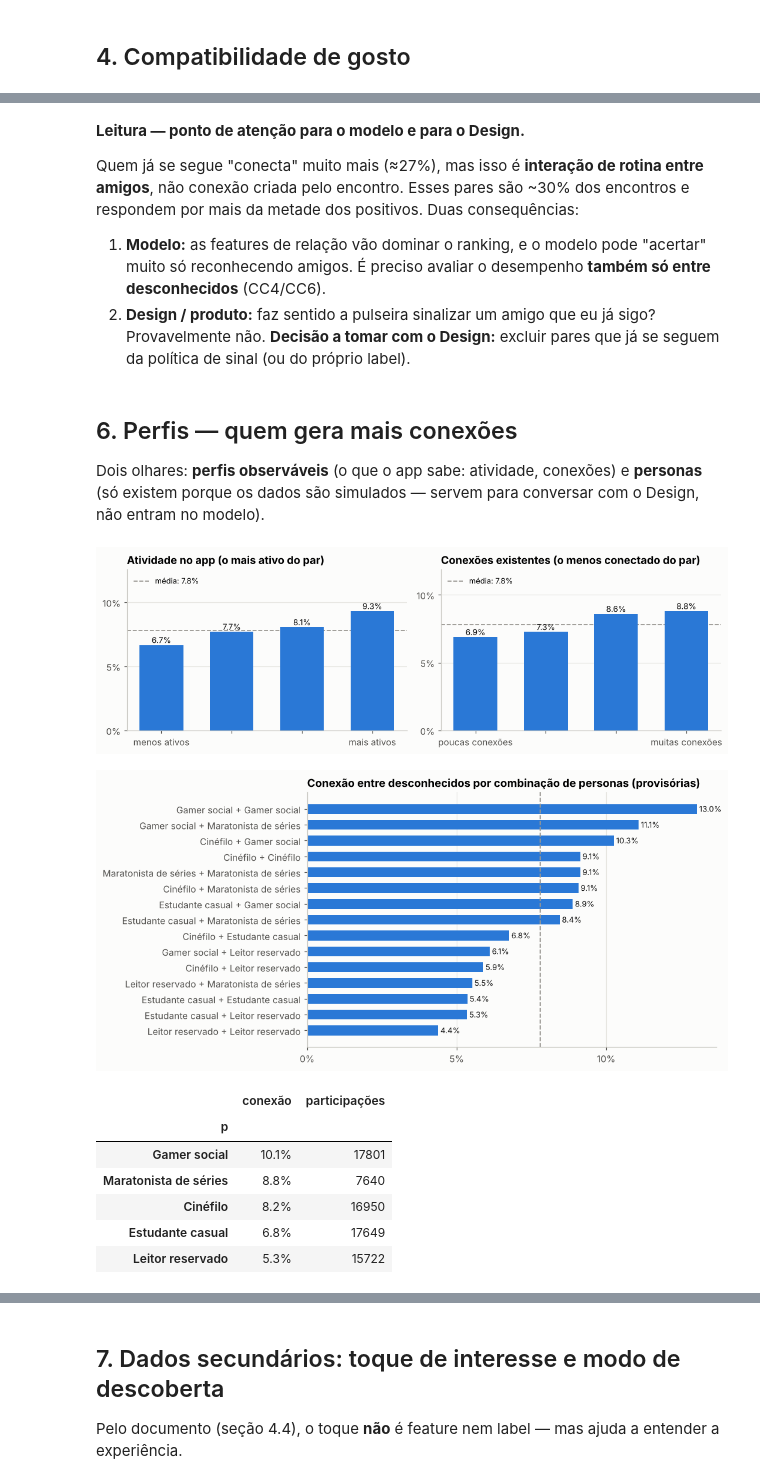
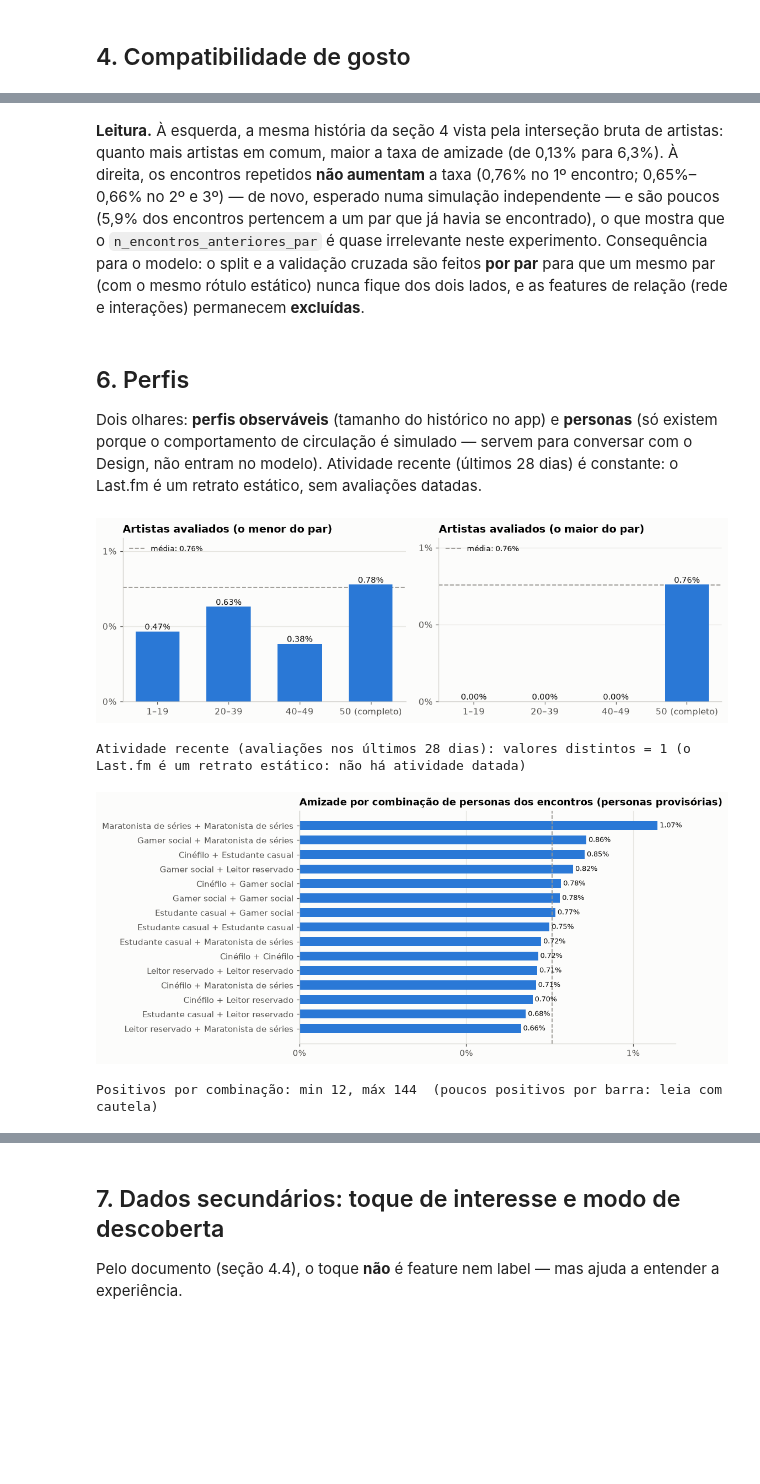
Before and after one commit to Lvcalabria06/opinion-ml, a Jupyter notebook: notebooks/eda_encontros.ipynb, the cells around one changed output, grey strips where cells are left out. Drawn from its saved outputs; the diff is of its cells as text; code cells hidden in the pictures; blank space fills up the shorter version.

```diff
--- a/notebooks/eda_encontros.ipynb
+++ b/notebooks/eda_encontros.ipynb
@@ -160,17 +175,16 @@ Separamos **todos os encontros** e **só desconhecidos** (quem ainda não se seg
 ordem = ["convencao_games", "cinema", "livraria", "campus"]
 nomes = ["Convenção\nde games", "Cinema", "Livraria", "Campus"]
 t_todos = dm.groupby("local").conectou.mean().reindex(ordem)
-t_desc = desc.groupby("local").conectou.mean().reindex(ordem)
+n_loc = dm.groupby("local").size().reindex(ordem)
+pos_loc = dm.groupby("local").conectou.sum().reindex(ordem)
 fig, ax = plt.subplots(figsize=(8, 3.8))
-x, w = np.arange(4), 0.36
-ax.bar(x - w / 2 - 0.01, t_todos, w, color=CINZA, label="todos os encontros", zorder=2)
-ax.bar(x + w / 2 + 0.01, t_desc, w, color=AZUL, label="só desconhecidos", zorder=2)
+x = np.arange(4)
+ax.bar(x, t_todos, 0.55, color=AZUL, zorder=2)
 for i in range(4):
-    ax.text(x[i] - w / 2, t_todos.iloc[i], pct(t_todos.iloc[i]), ha="center", va="bottom", fontsize=8.5, color=TINTA2)
-    ax.text(x[i] + w / 2, t_desc.iloc[i], pct(t_desc.iloc[i]), ha="center", va="bottom", fontsize=9, color=TINTA, weight="bold")
+    ax.text(x[i], t_todos.iloc[i], f"{100 * t_todos.iloc[i]:.2f}%", ha="center", va="bottom", fontsize=9, color=TINTA, weight="bold")
+ax.axhline(dm.conectou.mean(), color=CINZA, ls="--", lw=1.2, label=f"média geral: {100 * dm.conectou.mean():.2f}%")
 ax.set_xticks(x, nomes); eixo_pct(ax)
-ax.set_title("Taxa de conexão por contexto"); ax.legend(loc="upper right"); ax.set_ylim(0, 0.19)
+ax.set_title("Taxa de amizade entre quem se encontrou, por contexto"); ax.legend(loc="upper right"); ax.set_ylim(0, t_todos.max() * 1.4)
 plt.show()
-display(pd.DataFrame({"encontros": dm.groupby("local").size(), "% entre amigos": dm.groupby("local").algum_segue.mean().map(pct),
-                      "conexão (todos)": t_todos.map(pct), "conexão (desconhecidos)": t_desc.map(pct)}).reindex(ordem))
+display(pd.DataFrame({"encontros": n_loc, "positivos": pos_loc.astype(int), "taxa de amizade": t_todos.map(lambda v: f"{100 * v:.2f}%")}))
 # %% [output]
@@ -235,54 +248,41 @@ print(f"{pct(dm.algum_segue.mean())} dos encontros são entre pessoas que já se
 # %% [markdown]
-**Leitura — ponto de atenção para o modelo e para o Design.**
-
-Quem já se segue "conecta" muito mais (≈27%), mas isso é **interação de rotina entre amigos**, não conexão criada pelo encontro. Esses pares são ~30% dos encontros e respondem por mais da metade dos positivos. Duas consequências:
-
-1. **Modelo:** as features de relação vão dominar o ranking, e o modelo pode "acertar" muito só reconhecendo amigos. É preciso avaliar o desempenho **também só entre desconhecidos** (CC4/CC6).
-2. **Design / produto:** faz sentido a pulseira sinalizar um amigo que eu já sigo? Provavelmente não. **Decisão a tomar com o Design:** excluir pares que já se seguem da política de sinal (ou do próprio label).
+**Leitura.** À esquerda, a mesma história da seção 4 vista pela interseção bruta de artistas: quanto mais artistas em comum, maior a taxa de amizade (de 0,13% para 6,3%). À direita, os encontros repetidos **não aumentam** a taxa (0,76% no 1º encontro; 0,65%–0,66% no 2º e 3º) — de novo, esperado numa simulação independente — e são poucos (5,9% dos encontros pertencem a um par que já havia se encontrado), o que mostra que o `n_encontros_anteriores_par` é quase irrelevante neste experimento. Consequência para o modelo: o split e a validação cruzada são feitos **por par** para que um mesmo par (com o mesmo rótulo estático) nunca fique dos dois lados, e as features de relação (rede e interações) permanecem **excluídas**.
 # %% [markdown]
-## 6. Perfis — quem gera mais conexões
+## 6. Perfis
 
-Dois olhares: **perfis observáveis** (o que o app sabe: atividade, conexões) e **personas** (só existem porque os dados são simulados — servem para conversar com o Design, não entram no modelo).
+Dois olhares: **perfis observáveis** (tamanho do histórico no app) e **personas** (só existem porque o comportamento de circulação é simulado — servem para conversar com o Design, não entram no modelo). Atividade recente (últimos 28 dias) é constante: o Last.fm é um retrato estático, sem avaliações datadas.
 # %%
 fig, axs = plt.subplots(1, 2, figsize=(10, 3.3))
-a = desc.groupby(pd.qcut(desc.atividade_max, 4, duplicates="drop"), observed=True).conectou.mean()
-a.index = ["menos ativos", "", "", "mais ativos"][:len(a)]
-barras_taxa(axs[0], a, "Atividade no app (o mais ativo do par)", desc.conectou.mean(), rotulo_ref="média")
-c = desc.groupby(pd.qcut(desc.conexoes_min, 4, duplicates="drop"), observed=True).conectou.mean()
-c.index = ["poucas conexões", "", "", "muitas conexões"][:len(c)]
-barras_taxa(axs[1], c, "Conexões existentes (o menos conectado do par)", desc.conectou.mean(), rotulo_ref="média")
+for ax, col, tit in [(axs[0], "historico_min", "Artistas avaliados (o menor do par)"),
+                     (axs[1], "historico_max", "Artistas avaliados (o maior do par)")]:
+    a = dm.groupby(pd.cut(dm[col], [0, 19, 39, 49, 50], labels=["1–19", "20–39", "40–49", "50 (completo)"]), observed=True).conectou.mean()
+    barras_taxa2(ax, a, tit)
 plt.tight_layout(); plt.show()
+print(f"Atividade recente (avaliações nos últimos 28 dias): valores distintos = {dm.atividade_max.nunique()} (o Last.fm é um retrato estático: não há atividade datada)")
 # %% [output]
-[figure, old version]
+[figure, new version]
+Atividade recente (avaliações nos últimos 28 dias): valores distintos = 1 (o Last.fm é um retrato estático: não há atividade datada)
 # %%
 pers = pd.read_csv(VERDADE / "usuarios_ocultos.csv").set_index("usuario_id").persona
 nome = {"gamer_social": "Gamer social", "cinefilo": "Cinéfilo", "leitor_reservado": "Leitor reservado",
         "estudante_casual": "Estudante casual", "maratonista_series": "Maratonista de séries"}
-d = desc.assign(pa=desc.usuario_a.map(pers).map(nome), pb=desc.usuario_b.map(pers).map(nome))
+d = dm.assign(pa=dm.usuario_a.map(pers).map(nome), pb=dm.usuario_b.map(pers).map(nome))
 d["combinacao"] = [" + ".join(sorted(p)) for p in zip(d.pa, d.pb)]
-g = d.groupby("combinacao").agg(encontros=("encontro_id", "size"), conexao=("conectou", "mean"))
-g = g[g.encontros >= 300].sort_values("conexao")
+g = d.groupby("combinacao").agg(encontros=("encontro_id", "size"), positivos=("conectou", "sum"), amizade=("conectou", "mean"))
+g = g[g.encontros >= 1000].sort_values("amizade")
 fig, ax = plt.subplots(figsize=(8, 5))
-ax.barh(np.arange(len(g)), g.conexao, color=AZUL, height=0.62, zorder=2)
+ax.barh(np.arange(len(g)), g.amizade, color=AZUL, height=0.62, zorder=2)
 ax.set_yticks(np.arange(len(g)), g.index); ax.grid(axis="x", color="#e6e5e0"); ax.grid(axis="y", visible=False)
-for i, v in enumerate(g.conexao):
-    ax.text(v, i, " " + pct(v), va="center", fontsize=8.5, color=TINTA)
-ax.axvline(desc.conectou.mean(), color=CINZA, ls="--", lw=1.2)
+for i, v in enumerate(g.amizade):
+    ax.text(v, i, f" {100 * v:.2f}%", va="center", fontsize=8.5, color=TINTA)
+ax.axvline(dm.conectou.mean(), color=CINZA, ls="--", lw=1.2)
 eixo_pct(ax, "x")
-ax.set_title("Conexão entre desconhecidos por combinação de personas (provisórias)")
+ax.set_title("Amizade por combinação de personas dos encontros (personas provisórias)")
 plt.show()
-por_persona = pd.concat([d[["pa", "conectou"]].rename(columns={"pa": "p"}), d[["pb", "conectou"]].rename(columns={"pb": "p"})])
-display(por_persona.groupby("p").conectou.agg(["mean", "size"]).rename(columns={"mean": "conexão", "size": "participações"})
-        .sort_values("conexão", ascending=False).style.format({"conexão": pct}))
+print(f"Positivos por combinação: min {int(g.positivos.min())}, máx {int(g.positivos.max())}  (poucos positivos por barra: leia com cautela)")
 # %% [output]
-[figure, old version]
+[figure, new version]
-|  | conexão | participações |
-| p |  |  |
-| Gamer social | 10.1% | 17801 |
-| Maratonista de séries | 8.8% | 7640 |
-| Cinéfilo | 8.2% | 16950 |
-| Estudante casual | 6.8% | 17649 |
-| Leitor reservado | 5.3% | 15722 |
+Positivos por combinação: min 12, máx 144  (poucos positivos por barra: leia com cautela)
 # %% [markdown]
 **Leitura.**
 
```
Also changed, not shown: parts of 30 cells of this notebook, 51 other files.
